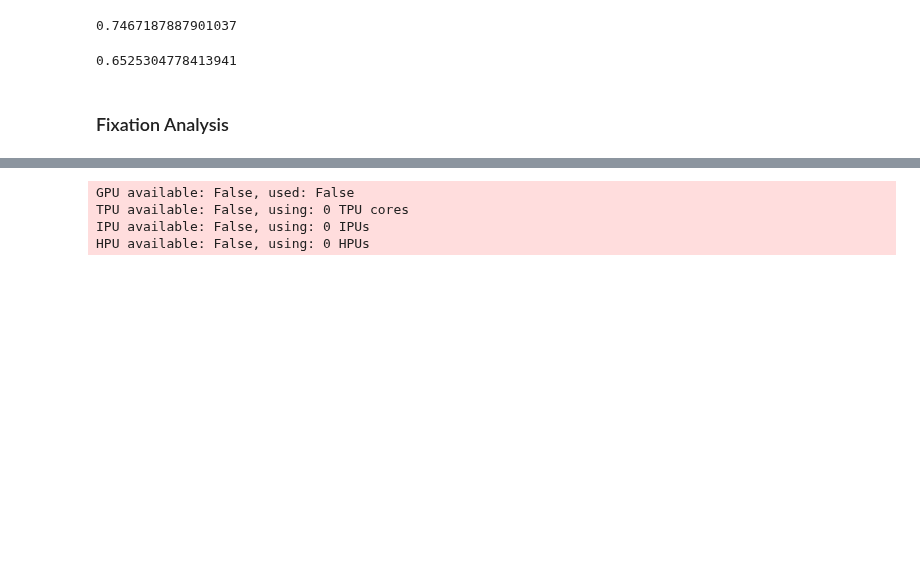
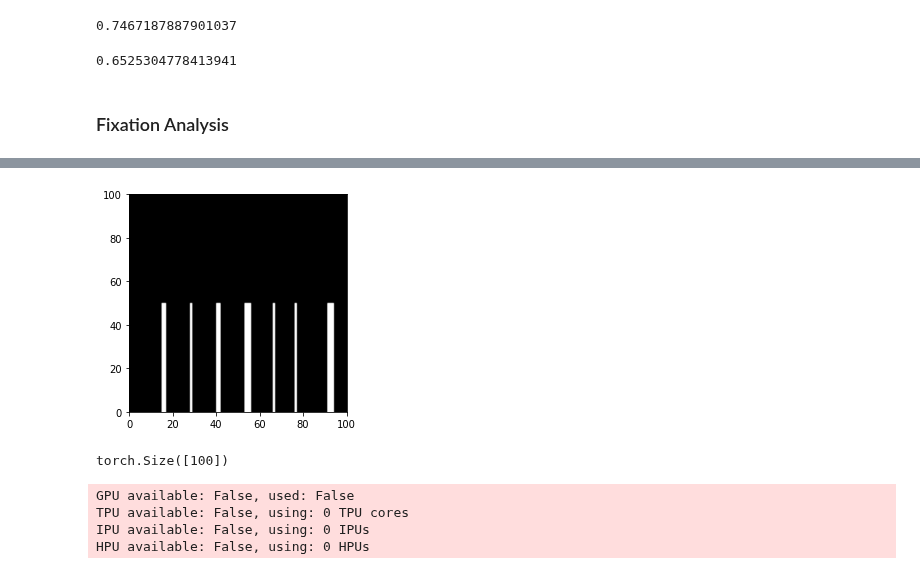
Before and after one commit to rosyvs/DeepGaze, a Jupyter notebook: notebooks/fixation_id.ipynb, the cells around one changed output, grey strips where cells are left out. Drawn from its saved outputs; the diff is of its cells as text; code cells hidden in the pictures; blank space fills up the shorter version.

```diff
--- a/notebooks/fixation_id.ipynb
+++ b/notebooks/fixation_id.ipynb
@@ -456,3 +570,11 @@ CNN Layers: [16, 32]
+# %%
+fixation_image(preds[0], targets[0])
+# %% [output]
+[figure, added]
+# %%
+preds.shape
+# %% [output]
+torch.Size([100])
 # %%
 # Create datamodule
 import yaml
```
Also changed, not shown: parts of 21 cells of this notebook, 14 other files.
